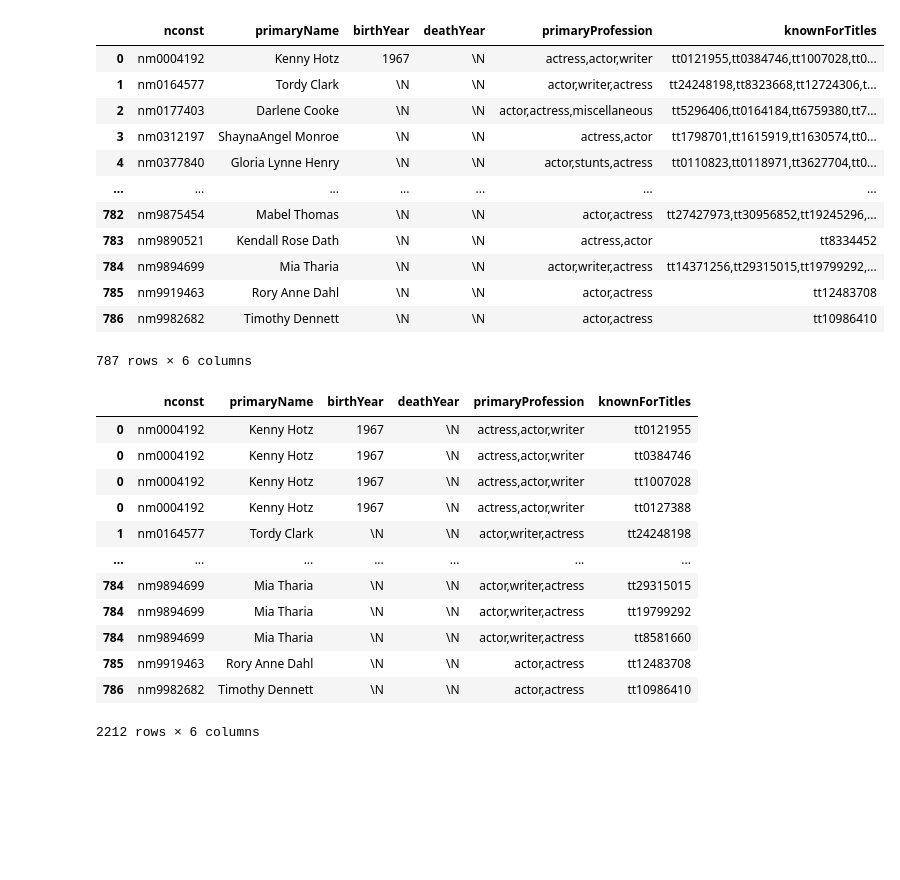
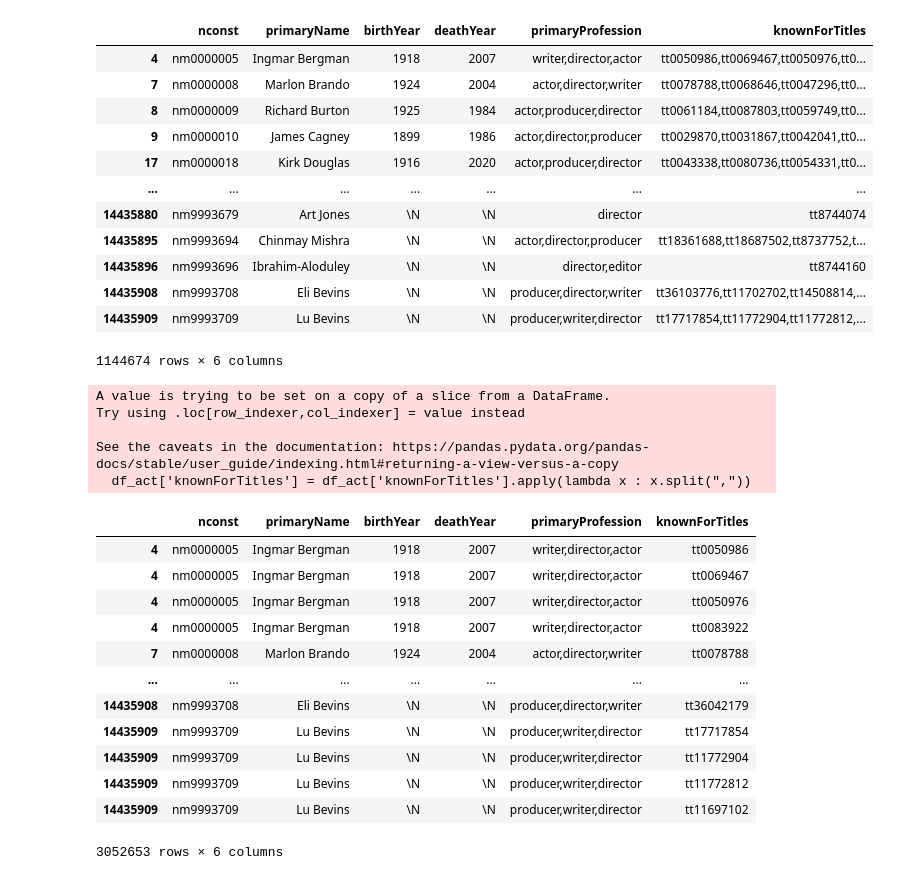
Before and after one commit to Jean-Patrick-Alcolea/Projet-2, a Jupyter notebook: notebooks/Dataviz - Remy.ipynb, the cells around one changed output. Saved outputs shown, nothing was run; the diff lists cells and outputs as text; code cells hidden in the pictures; blank space fills up the shorter version.

```diff
--- a/notebooks/Dataviz - Remy.ipynb
+++ b/notebooks/Dataviz - Remy.ipynb
@@ -26,22 +25,22 @@ df_tmdb = pd.DataFrame(sql(
 ))
 # %%
 #Isolement des acteurs/actrices
-df_act = df[df['primaryProfession'].str.contains("actress")]
+df_act = df[df['primaryProfession'].str.contains("director")]
 df_act
 # %% [output]
 |  | nconst | primaryName | birthYear | deathYear | primaryProfession | knownForTitles |
-| 0 | nm0004192 | Kenny Hotz | 1967 | \N | actress,actor,writer | tt0121955,tt0384746,tt1007028,tt0... |
-| 1 | nm0164577 | Tordy Clark | \N | \N | actor,writer,actress | tt24248198,tt8323668,tt12724306,t... |
-| 2 | nm0177403 | Darlene Cooke | \N | \N | actor,actress,miscellaneous | tt5296406,tt0164184,tt6759380,tt7... |
-| 3 | nm0312197 | ShaynaAngel Monroe | \N | \N | actress,actor | tt1798701,tt1615919,tt1630574,tt0... |
-| 4 | nm0377840 | Gloria Lynne Henry | \N | \N | actor,stunts,actress | tt0110823,tt0118971,tt3627704,tt0... |
+| 4 | nm0000005 | Ingmar Bergman | 1918 | 2007 | writer,director,actor | tt0050986,tt0069467,tt0050976,tt0... |
+| 7 | nm0000008 | Marlon Brando | 1924 | 2004 | actor,director,writer | tt0078788,tt0068646,tt0047296,tt0... |
+| 8 | nm0000009 | Richard Burton | 1925 | 1984 | actor,producer,director | tt0061184,tt0087803,tt0059749,tt0... |
+| 9 | nm0000010 | James Cagney | 1899 | 1986 | actor,director,producer | tt0029870,tt0031867,tt0042041,tt0... |
+| 17 | nm0000018 | Kirk Douglas | 1916 | 2020 | actor,producer,director | tt0043338,tt0080736,tt0054331,tt0... |
 | ... | ... | ... | ... | ... | ... | ... |
-| 782 | nm9875454 | Mabel Thomas | \N | \N | actor,actress | tt27427973,tt30956852,tt19245296,... |
-| 783 | nm9890521 | Kendall Rose Dath | \N | \N | actress,actor | tt8334452 |
-| 784 | nm9894699 | Mia Tharia | \N | \N | actor,writer,actress | tt14371256,tt29315015,tt19799292,... |
-| 785 | nm9919463 | Rory Anne Dahl | \N | \N | actor,actress | tt12483708 |
-| 786 | nm9982682 | Timothy Dennett | \N | \N | actor,actress | tt10986410 |
+| 14435880 | nm9993679 | Art Jones | \N | \N | director | tt8744074 |
+| 14435895 | nm9993694 | Chinmay Mishra | \N | \N | actor,director,producer | tt18361688,tt18687502,tt8737752,t... |
+| 14435896 | nm9993696 | Ibrahim-Aloduley | \N | \N | director,editor | tt8744160 |
+| 14435908 | nm9993708 | Eli Bevins | \N | \N | producer,director,writer | tt36103776,tt11702702,tt14508814,... |
+| 14435909 | nm9993709 | Lu Bevins | \N | \N | producer,writer,director | tt17717854,tt11772904,tt11772812,... |
-787 rows × 6 columns
+1144674 rows × 6 columns
 # %%
 #Transofrmation de knownForTitles en liste
 df_act['knownForTitles'] = df_act['knownForTitles'].apply(lambda x : x.split(","))
@@ -49,19 +48,24 @@ df_act['knownForTitles'] = df_act['knownForTitles'].apply(lambda x : x.split(","
 df_act_expl = df_act.explode("knownForTitles")
 df_act_expl
 # %% [output]
+A value is trying to be set on a copy of a slice from a DataFrame.
+Try using .loc[row_indexer,col_indexer] = value instead
+
+See the caveats in the documentation: https://pandas.pydata.org/pandas-docs/stable/user_guide/indexing.html#returning-a-view-versus-a-copy
+  df_act['knownForTitles'] = df_act['knownForTitles'].apply(lambda x : x.split(","))
 |  | nconst | primaryName | birthYear | deathYear | primaryProfession | knownForTitles |
-| 0 | nm0004192 | Kenny Hotz | 1967 | \N | actress,actor,writer | tt0121955 |
-| 0 | nm0004192 | Kenny Hotz | 1967 | \N | actress,actor,writer | tt0384746 |
-| 0 | nm0004192 | Kenny Hotz | 1967 | \N | actress,actor,writer | tt1007028 |
-| 0 | nm0004192 | Kenny Hotz | 1967 | \N | actress,actor,writer | tt0127388 |
-| 1 | nm0164577 | Tordy Clark | \N | \N | actor,writer,actress | tt24248198 |
+| 4 | nm0000005 | Ingmar Bergman | 1918 | 2007 | writer,director,actor | tt0050986 |
+| 4 | nm0000005 | Ingmar Bergman | 1918 | 2007 | writer,director,actor | tt0069467 |
+| 4 | nm0000005 | Ingmar Bergman | 1918 | 2007 | writer,director,actor | tt0050976 |
+| 4 | nm0000005 | Ingmar Bergman | 1918 | 2007 | writer,director,actor | tt0083922 |
+| 7 | nm0000008 | Marlon Brando | 1924 | 2004 | actor,director,writer | tt0078788 |
 | ... | ... | ... | ... | ... | ... | ... |
-| 784 | nm9894699 | Mia Tharia | \N | \N | actor,writer,actress | tt29315015 |
-| 784 | nm9894699 | Mia Tharia | \N | \N | actor,writer,actress | tt19799292 |
-| 784 | nm9894699 | Mia Tharia | \N | \N | actor,writer,actress | tt8581660 |
-| 785 | nm9919463 | Rory Anne Dahl | \N | \N | actor,actress | tt12483708 |
-| 786 | nm9982682 | Timothy Dennett | \N | \N | actor,actress | tt10986410 |
+| 14435908 | nm9993708 | Eli Bevins | \N | \N | producer,director,writer | tt36042179 |
+| 14435909 | nm9993709 | Lu Bevins | \N | \N | producer,writer,director | tt17717854 |
+| 14435909 | nm9993709 | Lu Bevins | \N | \N | producer,writer,director | tt11772904 |
+| 14435909 | nm9993709 | Lu Bevins | \N | \N | producer,writer,director | tt11772812 |
+| 14435909 | nm9993709 | Lu Bevins | \N | \N | producer,writer,director | tt11697102 |
-2212 rows × 6 columns
+3052653 rows × 6 columns
 # %%
 #Création de la vue pour joindre Acteur/trics, films, année de sortie du film
 
```
Also changed, not shown: parts of 23 cells of this notebook.
